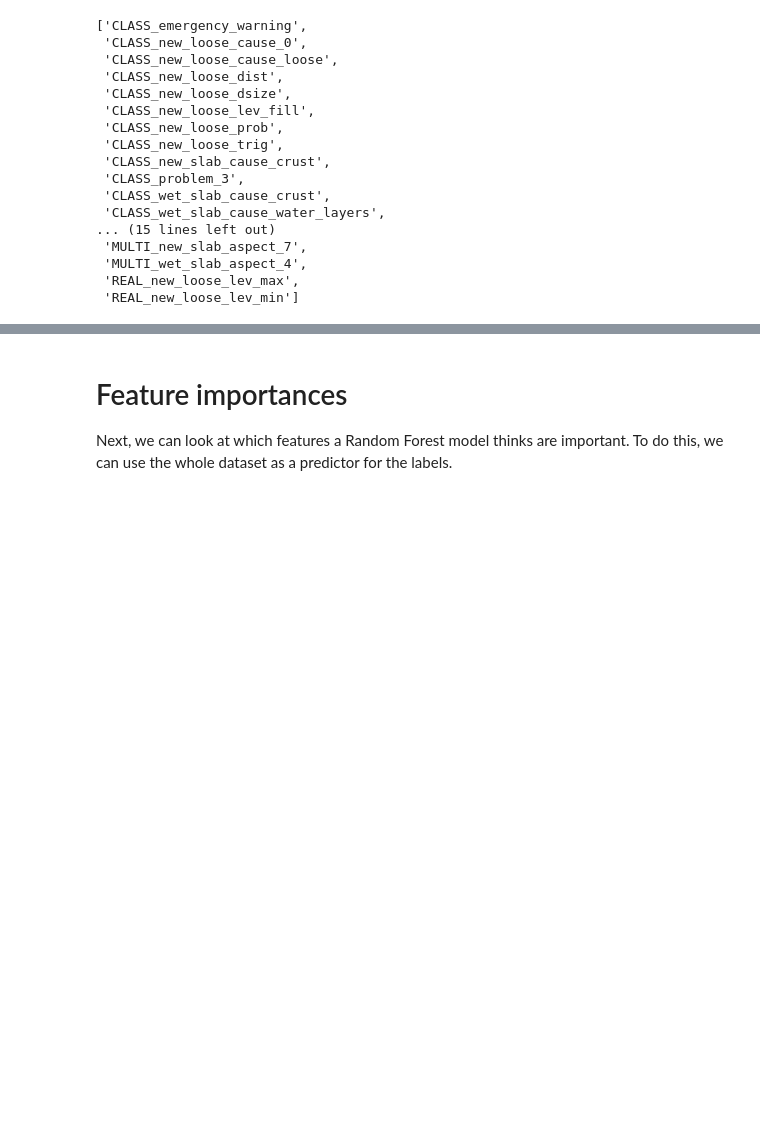
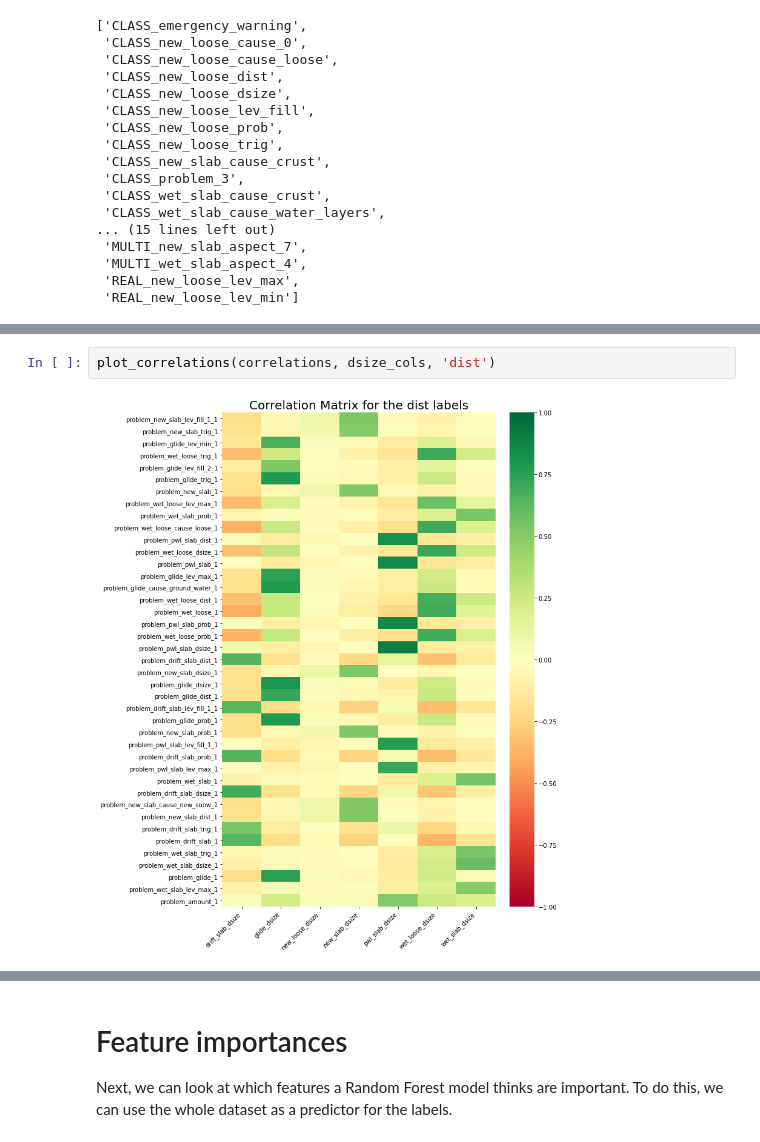
Before and after one commit to NVE/avalanche_ml, a Jupyter notebook: notebooks/analysis/1_feature_reduction.ipynb, the cells around one changed output, grey strips where cells are left out. Saved outputs shown, nothing was run; the diff lists cells and outputs as text; blank space fills up the shorter version.

```diff
--- a/notebooks/analysis/1_feature_reduction.ipynb
+++ b/notebooks/analysis/1_feature_reduction.ipynb
@@ -344,0 +326,4 @@ plt.show()
+# %%
+plot_correlations(correlations, dsize_cols, 'dist')
+# %% [output]
+[figure, added]
```
Also changed, not shown: parts of 36 cells of this notebook, 2 other files.
